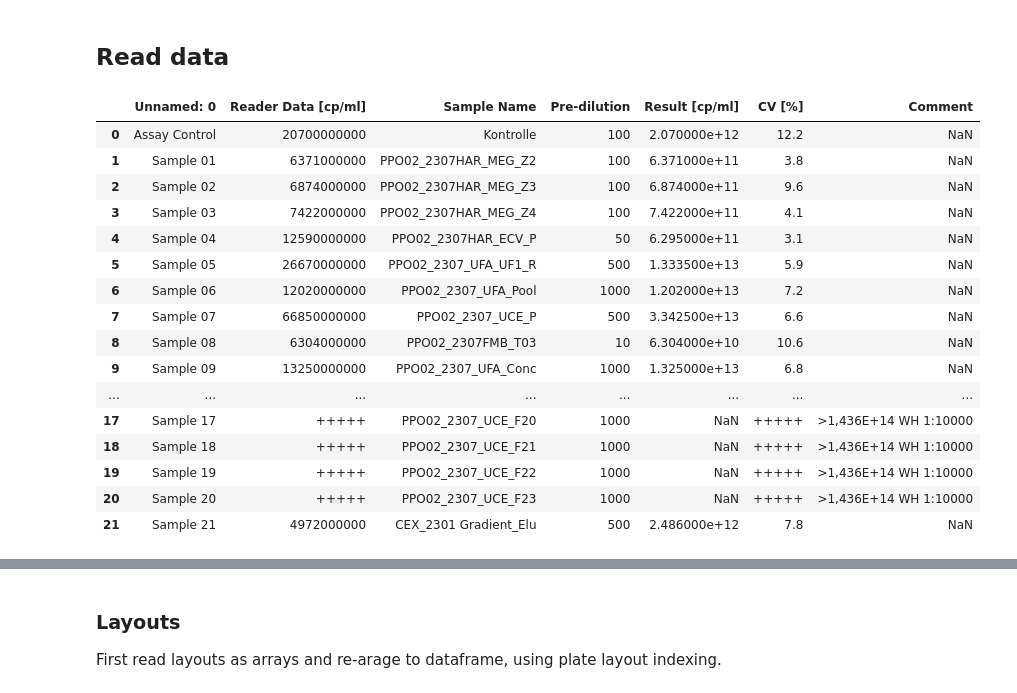
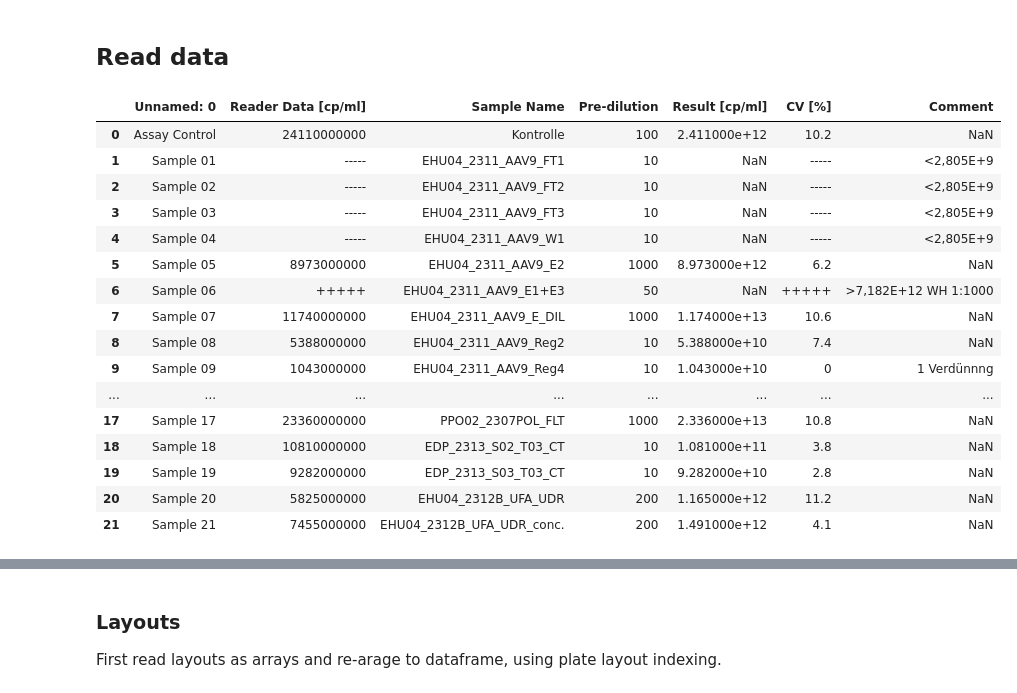
Before and after one commit to igicerovsky/elisa-report, a Jupyter notebook: report_notebook_steps_inplace.ipynb, the cells around one changed output, grey strips where cells are left out. Saved outputs shown, nothing was run; the diff lists cells and outputs as text; code cells hidden in the pictures.

```diff
--- a/report_notebook_steps_inplace.ipynb
+++ b/report_notebook_steps_inplace.ipynb
@@ -9,27 +9,27 @@ from sklearn.metrics import r2_score
 # %%
 # data = pd.read_excel('./data-input/sample_data_01.xlsx', sheet_name=None)
 WORKLIST_FILE_PATH = './data/input/230426_GN004240-033_-_worklist-ELISA.xls'
-RESULT_FILE_PATH =   './data/input/230426_GN004240-033_-_calc2.xlsx'
+RESULT_FILE_PATH =   './data/input/230426_GN004240-033_-_calc1.xlsx'
 data = pd.read_excel(RESULT_FILE_PATH, sheet_name=None)
 data["Result_Overview"]
 # %% [output]
 |  | Unnamed: 0 | Reader Data [cp/ml] | Sample Name | Pre-dilution | Result [cp/ml] | CV [%] | Comment |
-| 0 | Assay Control | 20700000000 | Kontrolle | 100 | 2.070000e+12 | 12.2 | NaN |
-| 1 | Sample 01 | 6371000000 | PPO02_2307HAR_MEG_Z2 | 100 | 6.371000e+11 | 3.8 | NaN |
-| 2 | Sample 02 | 6874000000 | PPO02_2307HAR_MEG_Z3 | 100 | 6.874000e+11 | 9.6 | NaN |
-| 3 | Sample 03 | 7422000000 | PPO02_2307HAR_MEG_Z4 | 100 | 7.422000e+11 | 4.1 | NaN |
-| 4 | Sample 04 | 12590000000 | PPO02_2307HAR_ECV_P | 50 | 6.295000e+11 | 3.1 | NaN |
-| 5 | Sample 05 | 26670000000 | PPO02_2307_UFA_UF1_R | 500 | 1.333500e+13 | 5.9 | NaN |
-| 6 | Sample 06 | 12020000000 | PPO02_2307_UFA_Pool | 1000 | 1.202000e+13 | 7.2 | NaN |
-| 7 | Sample 07 | 66850000000 | PPO02_2307_UCE_P | 500 | 3.342500e+13 | 6.6 | NaN |
-| 8 | Sample 08 | 6304000000 | PPO02_2307FMB_T03 | 10 | 6.304000e+10 | 10.6 | NaN |
-| 9 | Sample 09 | 13250000000 | PPO02_2307_UFA_Conc | 1000 | 1.325000e+13 | 6.8 | NaN |
+| 0 | Assay Control | 24110000000 | Kontrolle | 100 | 2.411000e+12 | 10.2 | NaN |
+| 1 | Sample 01 | ----- | EHU04_2311_AAV9_FT1 | 10 | NaN | ----- | <2,805E+9 |
+| 2 | Sample 02 | ----- | EHU04_2311_AAV9_FT2 | 10 | NaN | ----- | <2,805E+9 |
+| 3 | Sample 03 | ----- | EHU04_2311_AAV9_FT3 | 10 | NaN | ----- | <2,805E+9 |
+| 4 | Sample 04 | ----- | EHU04_2311_AAV9_W1 | 10 | NaN | ----- | <2,805E+9 |
+| 5 | Sample 05 | 8973000000 | EHU04_2311_AAV9_E2 | 1000 | 8.973000e+12 | 6.2 | NaN |
+| 6 | Sample 06 | +++++ | EHU04_2311_AAV9_E1+E3 | 50 | NaN | +++++ | >7,182E+12 WH 1:1000 |
+| 7 | Sample 07 | 11740000000 | EHU04_2311_AAV9_E_DIL | 1000 | 1.174000e+13 | 10.6 | NaN |
+| 8 | Sample 08 | 5388000000 | EHU04_2311_AAV9_Reg2 | 10 | 5.388000e+10 | 7.4 | NaN |
+| 9 | Sample 09 | 1043000000 | EHU04_2311_AAV9_Reg4 | 10 | 1.043000e+10 | 0 | 1 Verdünnng |
 | ... | ... | ... | ... | ... | ... | ... | ... |
-| 17 | Sample 17 | +++++ | PPO02_2307_UCE_F20 | 1000 | NaN | +++++ | >1,436E+14 WH 1:10000 |
-| 18 | Sample 18 | +++++ | PPO02_2307_UCE_F21 | 1000 | NaN | +++++ | >1,436E+14 WH 1:10000 |
-| 19 | Sample 19 | +++++ | PPO02_2307_UCE_F22 | 1000 | NaN | +++++ | >1,436E+14 WH 1:10000 |
-| 20 | Sample 20 | +++++ | PPO02_2307_UCE_F23 | 1000 | NaN | +++++ | >1,436E+14 WH 1:10000 |
-| 21 | Sample 21 | 4972000000 | CEX_2301 Gradient_Elu | 500 | 2.486000e+12 | 7.8 | NaN |
+| 17 | Sample 17 | 23360000000 | PPO02_2307POL_FLT | 1000 | 2.336000e+13 | 10.8 | NaN |
+| 18 | Sample 18 | 10810000000 | EDP_2313_S02_T03_CT | 10 | 1.081000e+11 | 3.8 | NaN |
+| 19 | Sample 19 | 9282000000 | EDP_2313_S03_T03_CT | 10 | 9.282000e+10 | 2.8 | NaN |
+| 20 | Sample 20 | 5825000000 | EHU04_2312B_UFA_UDR | 200 | 1.165000e+12 | 11.2 | NaN |
+| 21 | Sample 21 | 7455000000 | EHU04_2312B_UFA_UDR_conc. | 200 | 1.491000e+12 | 4.1 | NaN |
 # %%
 data["Data"]
 # %% [output]
```
Also changed, not shown: parts of 37 cells of this notebook.
